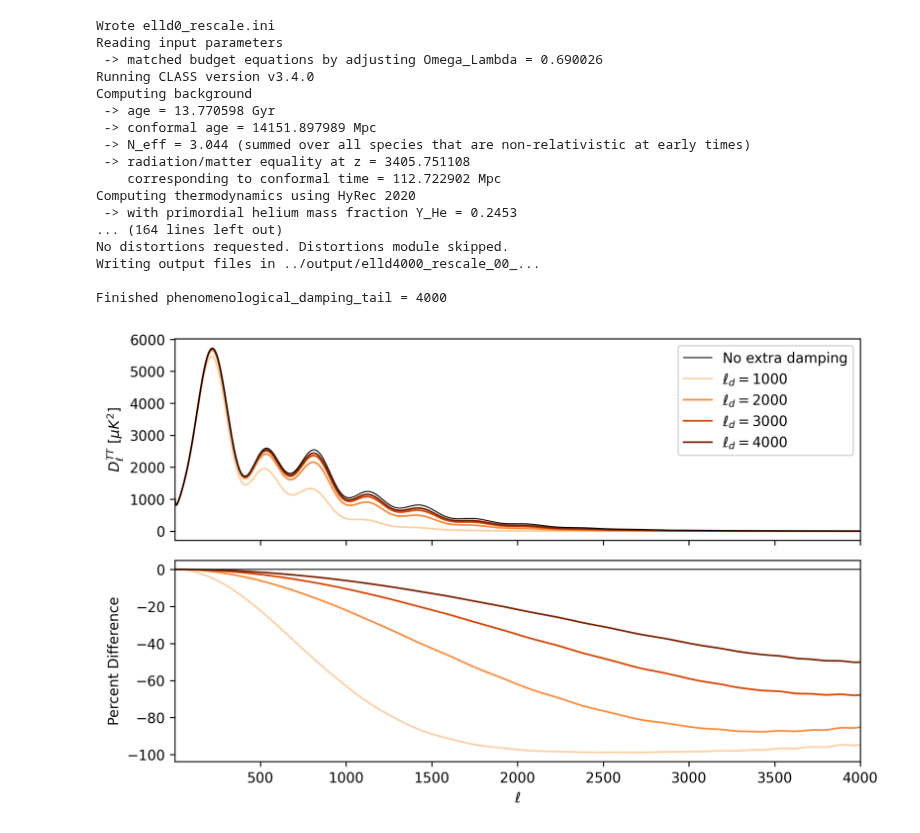
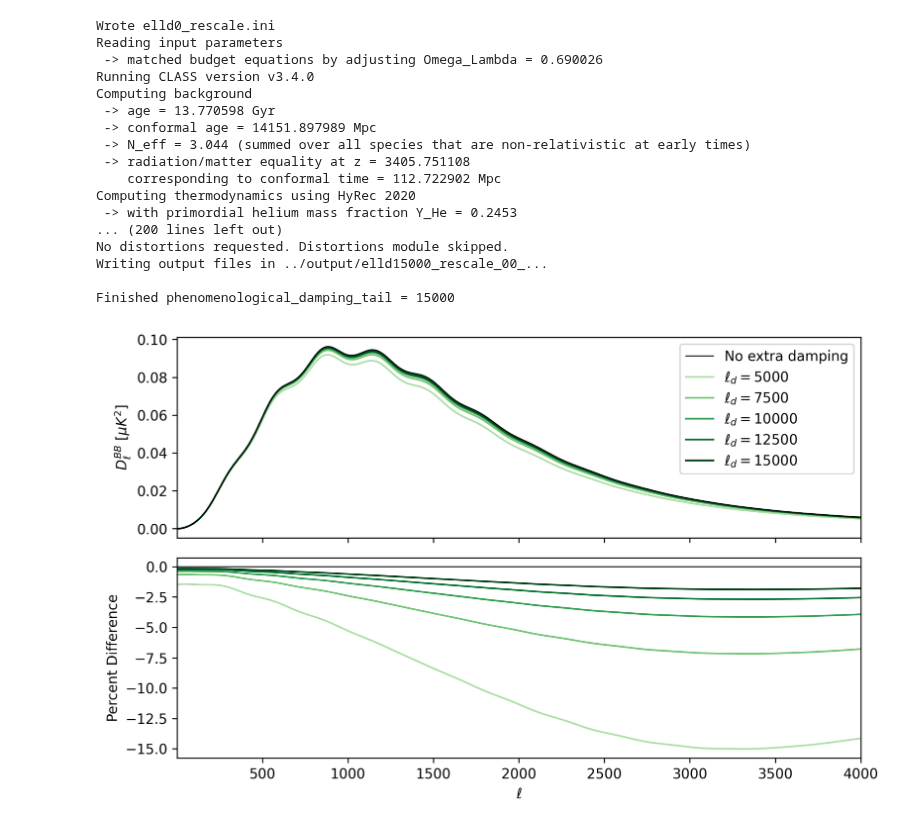
Before and after one commit to joshuaange/class_SilkConsistency, a Jupyter notebook: my_analysis/power_spectra.ipynb, the cells around one changed output. Cells and saved outputs as stored; diff of their text form; code cells hidden in the pictures.

```diff
--- a/my_analysis/power_spectra.ipynb
+++ b/my_analysis/power_spectra.ipynb
@@ -18,7 +22,7 @@ default_params = {
     "YHe": "BBN",
     "recombination": "HyRec",
     "reio_parametrization": "reio_camb",
-    "z_reio": 7.6711,
+    #"z_reio": 7.6711,
     "reionization_exponent": 1.5,
     "reionization_width": 0.5,
     "helium_fullreio_redshift": 3.5,
@@ -70,6 +74,7 @@ default_params = {
     # Lensing
     "lensing": "yes",
     "want_lcmb_full_limber": "yes",
+    "accurate_lensing": 1,
 
     # Spectral distortions
     "sd_branching_approx": "exact",
@@ -227,5 +481,5 @@ plt.show()
 # %%
-phenomenological_damping_tail_values = [0, 1000, 2000, 3000, 4000]
+phenomenological_damping_tail_values = [0, 5000, 7500, 10000, 12500, 15000]
 
 for tr in phenomenological_damping_tail_values:
     tr_name = f"{tr:g}".replace(".", "p") # e.g. 0.95 -> "0p95"
@@ -264,15 +518,15 @@ Computing background
     corresponding to conformal time = 112.722902 Mpc
 Computing thermodynamics using HyRec 2020
  -> with primordial helium mass fraction Y_He = 0.2453
-... (164 lines left out)
+... (200 lines left out)
 No distortions requested. Distortions module skipped.
-Writing output files in ../output/elld4000_rescale_00_...
+Writing output files in ../output/elld15000_rescale_00_...
 
-Finished phenomenological_damping_tail = 4000
+Finished phenomenological_damping_tail = 15000
 # %%
-cmap = plt.cm.Oranges
+cmap = plt.cm.Greens
 norm = plt.Normalize(vmin=min(phenomenological_damping_tail_values),vmax=max(phenomenological_damping_tail_values))
-quantity_to_plot = "TT"
+quantity_to_plot = "BB"
 quantity_to_plot_indexes = {
     "TT": 1, "EE": 2, "TE": 3, "BB": 4
 }
@@ -288,10 +542,6 @@ filename = f"../output/elld{tr_name}_rescale_00_cl_lensed.dat"
 data = np.loadtxt(filename)
 ell_baseline = data[:, 0]
 TT_baseline = data[:, quantity_to_plot_indexes[quantity_to_plot]] * factor
-#filename = f"../output/elld{tr_name}_rescale_00_cl.dat"
-#data = np.loadtxt(filename)
-#ell_baseline_unlensed = data[:, 0]
-#TT_baseline_unlensed = data[:, quantity_to_plot_indexes[quantity_to_plot]] * factor
 
 # non-unity A_d
 for tr in phenomenological_damping_tail_values:
@@ -301,51 +551,39 @@ for tr in phenomenological_damping_tail_values:
     ell = data[:, 0]
     TT = data[:, quantity_to_plot_indexes[quantity_to_plot]] * factor
 
-    #filename = f"../output/elld{tr_name}_rescale_00_cl.dat"
-    #data = np.loadtxt(filename)
-    #ell_unlensed = data[:, 0]
-    #TT_unlensed = data[:, quantity_to_plot_indexes[quantity_to_plot]] * factor
-
     if np.isclose(tr, 0):
         color = "black"
         linewidth = 0.75
         zorder = 10
 
         ax1.plot(ell,TT,
                  color=color,linewidth=linewidth,label=fr"No extra damping",zorder=zorder)
-        #ax1.plot(ell_unlensed,TT_unlensed,
-        #         color=color,linewidth=linewidth,zorder=zorder,ls='--')
         ax2.plot(ell,100*(TT-TT_baseline)/TT_baseline,
                  color=color,linewidth=linewidth,label=fr"No extra damping",zorder=zorder)
-        #ax2.plot(ell_unlensed,100*(TT_unlensed-TT_baseline_unlensed)/TT_baseline_unlensed,
-        #         color=color,linewidth=linewidth,zorder=zorder,ls='--')
     else:
         color = cmap(norm(tr))
         linewidth = 1.25
         zorder = 1
 
         ax1.plot(ell,TT,
                  color=color,linewidth=linewidth,label=fr"$\ell_d={tr:g}$",zorder=zorder)
-        #ax1.plot(ell_unlensed,TT_unlensed,
-        #         color=color,linewidth=linewidth,zorder=zorder,ls='--')
         ax2.plot(ell,100*(TT-TT_baseline)/TT_baseline,
                  color=color,linewidth=linewidth,label=fr"$\ell_d={tr:g}$",zorder=zorder)
-        #ax2.plot(ell_unlensed,100*(TT_unlensed-TT_baseline_unlensed)/TT_baseline_unlensed,
-        #         color=color,linewidth=linewidth,zorder=zorder,ls='--')
 
 ax1.set_ylabel(
     rf"$D_\ell^{{{quantity_to_plot}}}\ [\mu K^2]$"
 )
 ax2.set_ylabel(
     r"Percent Difference"
 )
 
 ax2.set_xlabel(r"$\ell$")
 ax2.set_xlim(2, 4000)
-#ax2.set_ylim(-100,100)
+#ax2.set_ylim(-45,5)
 
 ax1.legend(loc='upper right')
 plt.tight_layout()
+#ax1.set_title(r"$C_\ell^\text{unl} \to C_\ell^\text{unl} e^{-(\ell/\ell_d)^2}$")
 plt.show()
 # %% [output]
-[figure, old version]
+[figure, new version]
```
Also changed, not shown: parts of 4 cells of this notebook, 3 other files.
